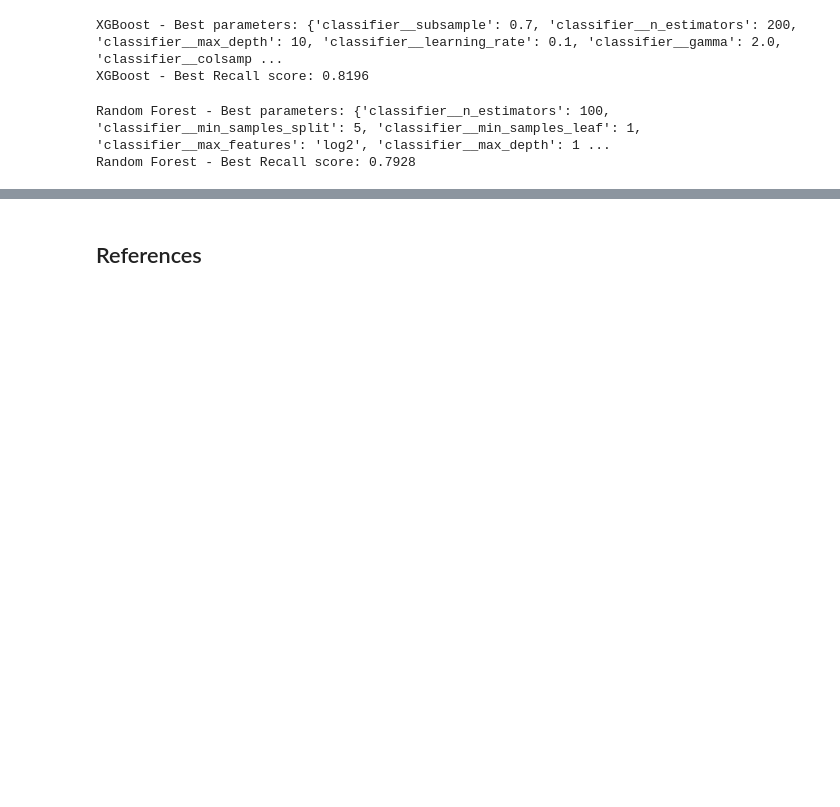
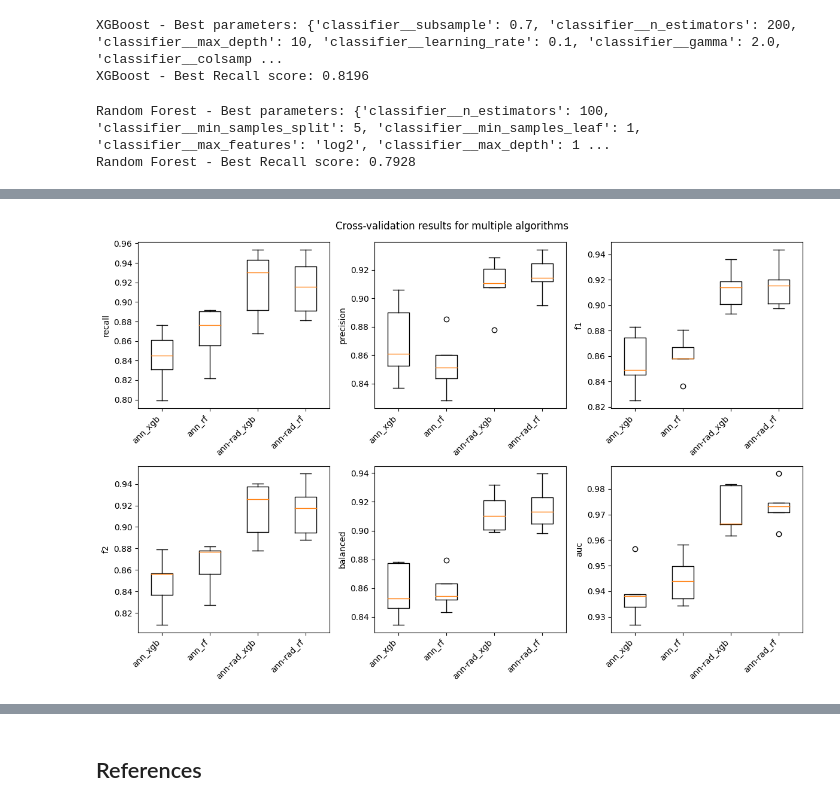
Before and after one commit to inesamorim/lung-cancer-classification, a Jupyter notebook: classify.ipynb, the cells around one changed output, grey strips where cells are left out. Cells and saved outputs as stored; diff of their text form; code cells hidden in the pictures; blank space fills up the shorter version.

```diff
--- a/classify.ipynb
+++ b/classify.ipynb
@@ -225,8 +238,10 @@ merged_df = merge_csvs(["annotations_ds.csv"])
 X_train, y_train, groups_train, X_test, y_test = prepare_df(merged_df)
 # %%
 # Tune models
-best_xgb_model, best_xgb_params = tune_model(XGBClassifier(eval_metric="mlogloss"), xgb_param_distributions, X_train, y_train, groups_train, "XGBoost")
-best_rf_model, best_rf_params = tune_model(RandomForestClassifier(random_state=42), rf_param_distributions, X_train, y_train, groups_train, "Random Forest")
+ann_xgb_search = tune_model(XGBClassifier(eval_metric="mlogloss"), xgb_param_distributions, X_train, y_train, groups_train, "XGBoost")
+ann_xgb = get_scores(ann_xgb_search.cv_results_, ann_xgb_search.best_index_)
+ann_rf_search = tune_model(RandomForestClassifier(random_state=42), rf_param_distributions, X_train, y_train, groups_train, "Random Forest")
+ann_rf = get_scores(ann_rf_search.cv_results_, ann_rf_search.best_index_)
 # %% [output]
       Texture  Spiculation  Lobulation  Margin  Sphericity  Calcification  \
 0           5            2           2       3           4              6
@@ -281,8 +296,11 @@ merged_df = merge_csvs(["annotations_ds.csv", "radiomics.csv"])
 X_train, y_train, groups_train, X_test, y_test = prepare_df(merged_df)
 # %%
 # Tune models
-best_xgb_model, best_xgb_params = tune_model(XGBClassifier(eval_metric="mlogloss"), xgb_param_distributions, X_train, y_train, groups_train, "XGBoost")
-best_rf_model, best_rf_params = tune_model(RandomForestClassifier(random_state=42), rf_param_distributions, X_train, y_train, groups_train, "Random Forest")
+ann_rad_xgb_search = tune_model(XGBClassifier(eval_metric="mlogloss"), xgb_param_distributions, X_train, y_train, groups_train, "XGBoost")
+ann_rad_xgb = get_scores(ann_rad_xgb_search.cv_results_, ann_rad_xgb_search.best_index_)
+
+ann_rad_rf_search = tune_model(RandomForestClassifier(random_state=42), rf_param_distributions, X_train, y_train, groups_train, "Random Forest")
+ann_rad_rf = get_scores(ann_rad_rf_search.cv_results_, ann_rad_rf_search.best_index_)
 # %% [output]
 XGBoost - Best parameters: {'classifier__subsample': 0.7, 'classifier__n_estimators': 200, 'classifier__max_depth': 10, 'classifier__learning_rate': 0.1, 'classifier__gamma': 2.0, 'classifier__colsamp ...
 XGBoost - Best Recall score: 0.8196
@@ -316,0 +341,9 @@ plot_metrics(models, X_test, y_test)
+# %%
+scores_df = pd.concat([
+    ann_xgb.add_prefix("ann_xgb_"),
+    ann_rf.add_prefix("ann_rf_"),
+    ann_rad_xgb.add_prefix("ann-rad_xgb_"),
+    ann_rad_rf.add_prefix("ann-rad_rf_"),
+    # TODO: more
+], axis=1)
+scores_df.head()
@@ -316,0 +358,17 @@ plot_metrics(models, X_test, y_test)
+# %%
+def plot_cv(results_cv, metrics, title="Cross-validation results for multiple algorithms"):
+    fig, ax = plt.subplots(2, 3, figsize=(12, 8))
+    for i in range(len(metrics)):
+        metric = metrics[i]
+
+        ax[i//3, i%3].boxplot(results_cv.filter(regex=metric))
+        ax[i//3, i%3].set_xticklabels(["_".join(c.split("_")[:2]) for c in results_cv.filter(regex=metric).columns], rotation=45, ha="right")
+        ax[i//3, i%3].set_ylabel(metric.replace(".", "").replace("*", ""))
+
+    fig.suptitle(title)
+    plt.tight_layout()
+    plt.show()
+
+plot_cv(scores_df, metrics=ann_xgb.columns.values)
+# %% [output]
+[figure, added]
```
Also changed, not shown: parts of 13 cells of this notebook, 2 other files.
